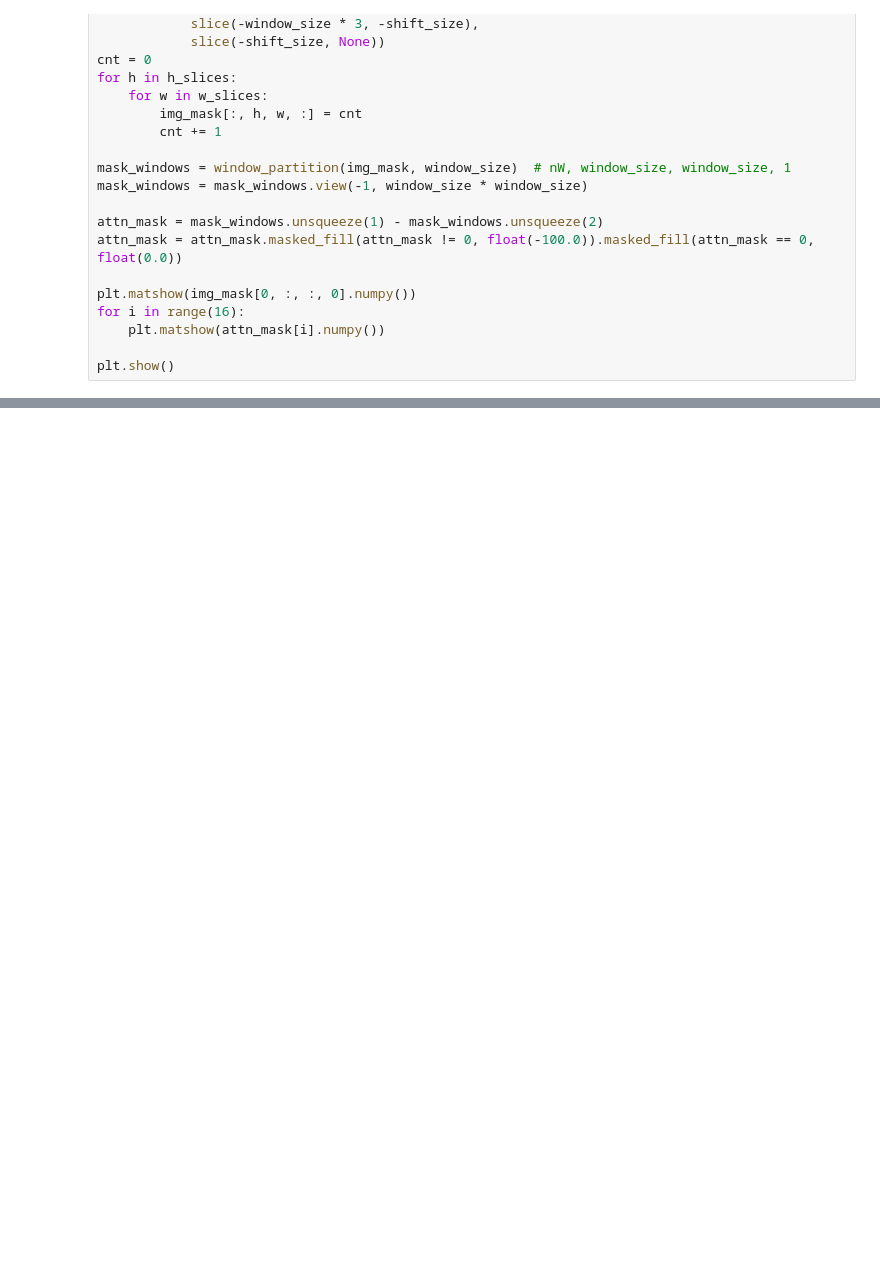
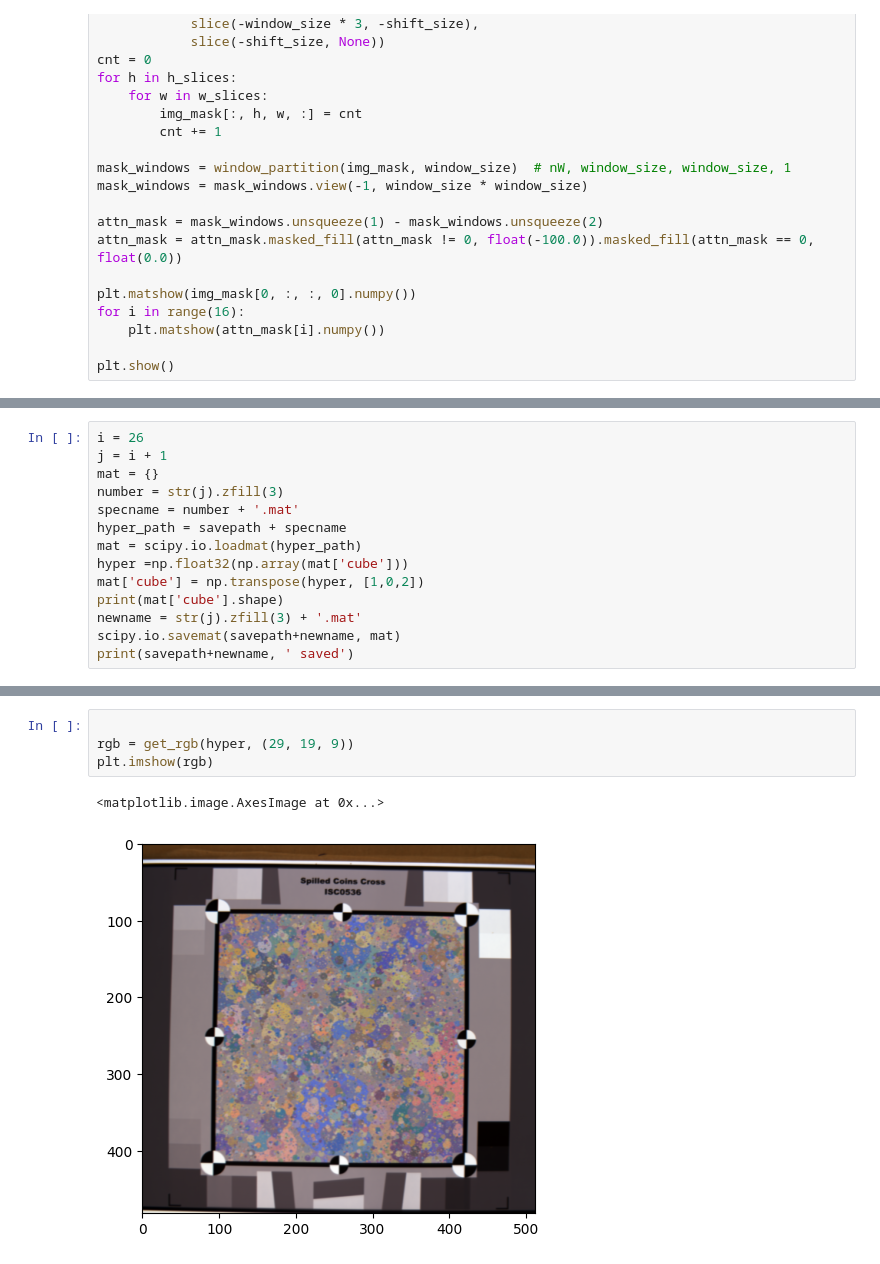
Before and after one commit to Karl-Liu-ch/Spectral_Reconstruction, a Jupyter notebook: data_visualization.ipynb, the cells around one changed output, grey strips where cells are left out. Drawn from its saved outputs; the diff is of its cells as text; blank space fills up the shorter version.

```diff
--- a/data_visualization.ipynb
+++ b/data_visualization.ipynb
@@ -407,0 +580,14 @@ MemoryError:
+# %%
+i = 26
+j = i + 1
+mat = {}
+number = str(j).zfill(3)
+specname = number + '.mat'
+hyper_path = savepath + specname
+mat = scipy.io.loadmat(hyper_path)
+hyper =np.float32(np.array(mat['cube']))
+mat['cube'] = np.transpose(hyper, [1,0,2])
+print(mat['cube'].shape)
+newname = str(j).zfill(3) + '.mat'
+scipy.io.savemat(savepath+newname, mat)
+print(savepath+newname, ' saved')
@@ -407,0 +675,7 @@ MemoryError:
+# %%
+
+rgb = get_rgb(hyper, (29, 19, 9))
+plt.imshow(rgb)
+# %% [output]
+<matplotlib.image.AxesImage at 0x...>
+[figure, added]
```
Also changed, not shown: parts of 9 cells of this notebook, 58 other files.
